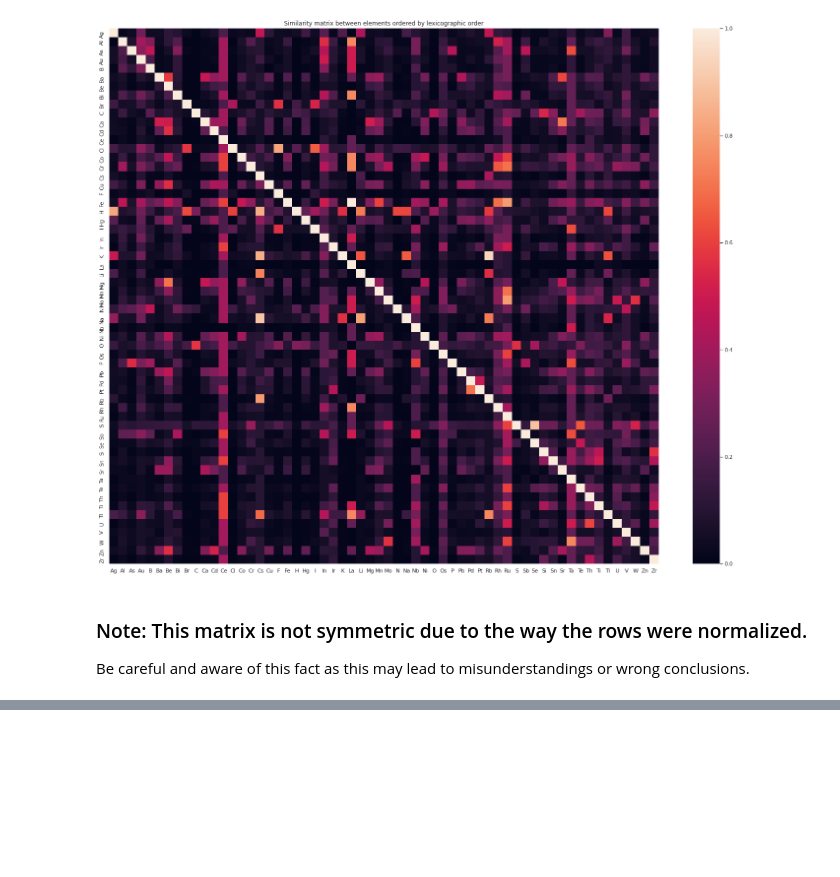
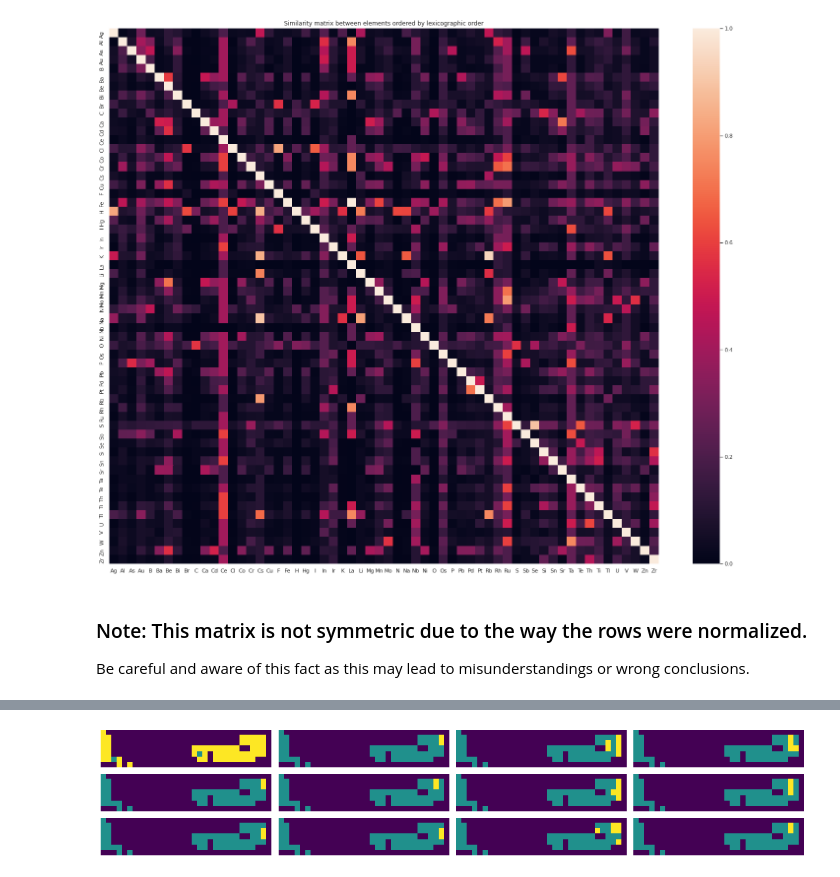
Before and after one commit to doncamilom/1868_SubstancesStudy, a Jupyter notebook: Notebooks/Analysis.ipynb, the cells around one changed output, grey strips where cells are left out. Cells and saved outputs as stored; diff of their text form; code cells hidden in the pictures; blank space fills up the shorter version.

```diff
--- a/Notebooks/Analysis.ipynb
+++ b/Notebooks/Analysis.ipynb
@@ -650,0 +658,7 @@ Be careful and aware of this fact as this may lead to misunderstandings or wrong
+# %%
+t1 = np.load("Data/R_Tables_P0.npy")
+t2 = np.load("Data/R_Tables_P1.npy")
+t3 = np.load("Data/R_Tables_P2.npy")
+
+t = np.concatenate([t1,t2,t3],axis=0)
+print(t.shape)
@@ -650,0 +671,10 @@ Be careful and aware of this fact as this may lead to misunderstandings or wrong
+# %%
+N = 3
+fig = plt.figure(figsize=(15,3))
+for i in range(4*N):
+    ax = fig.add_subplot(N,4,i+1)
+    ax.imshow(t[i])
+    ax.axis('off')
+plt.tight_layout()
+# %% [output]
+[figure, added]
```
Also changed, not shown: parts of 17 cells of this notebook.
